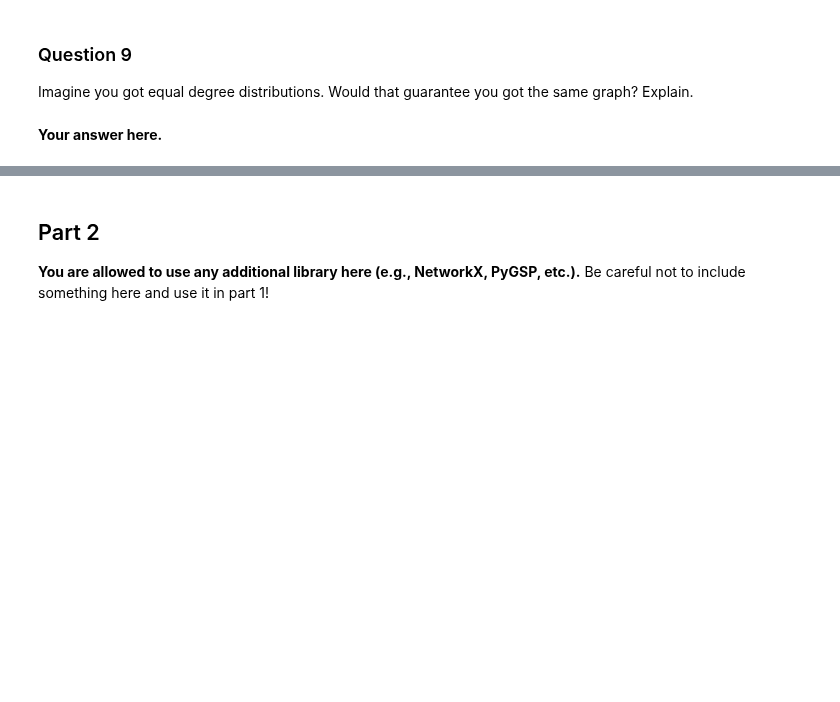
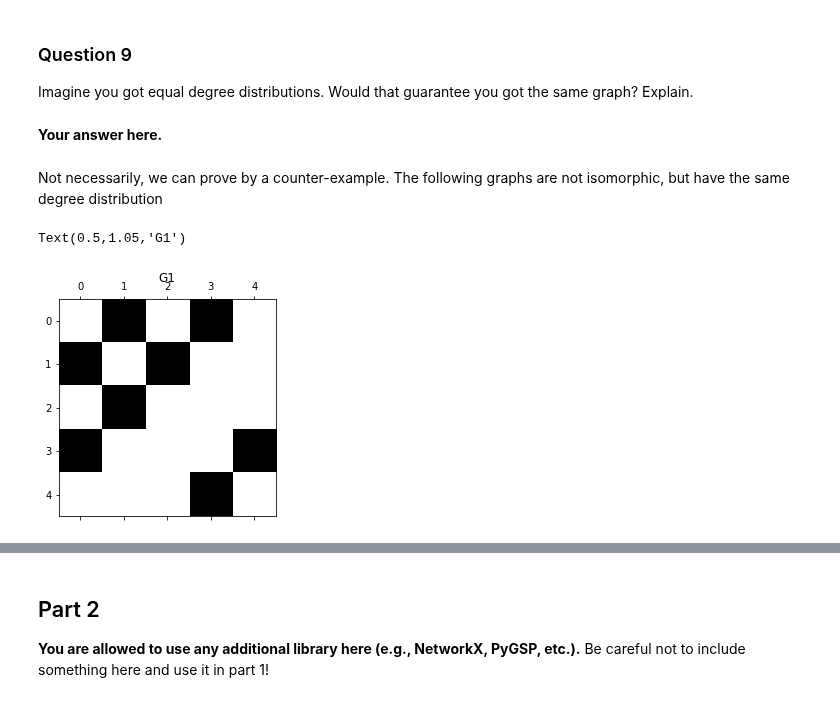
Before and after one commit to isabelaconstantin/wikinet, a Jupyter notebook: milestone2/2_network_models.ipynb, the cells around one changed output, grey strips where cells are left out. Saved outputs shown, nothing was run; the diff lists cells and outputs as text; code cells hidden in the pictures; blank space fills up the shorter version.

```diff
--- a/milestone2/2_network_models.ipynb
+++ b/milestone2/2_network_models.ipynb
@@ -278,3 +357,18 @@ Plot the degree distribution historgrams for all three networks. Are they consis
 Imagine you got equal degree distributions. Would that guarantee you got the same graph? Explain.
 # %% [markdown]
 **Your answer here.**
+# %% [markdown]
+Not necessarily, we can prove by a counter-example. The following graphs are not isomorphic, but have the same degree distribution
+# %%
+G1 = np.array([
+    [0, 1, 0, 1, 0],
+    [1, 0, 1, 0, 0],
+    [0, 1, 0, 0, 0],
+    [1, 0, 0, 0, 1],
+    [0, 0, 0, 1, 0]
+])
+plt.spy(G1)
+plt.title('G1')
+# %% [output]
+Text(0.5,1.05,'G1')
+[figure, added]
```
Also changed, not shown: parts of 31 cells of this notebook.
